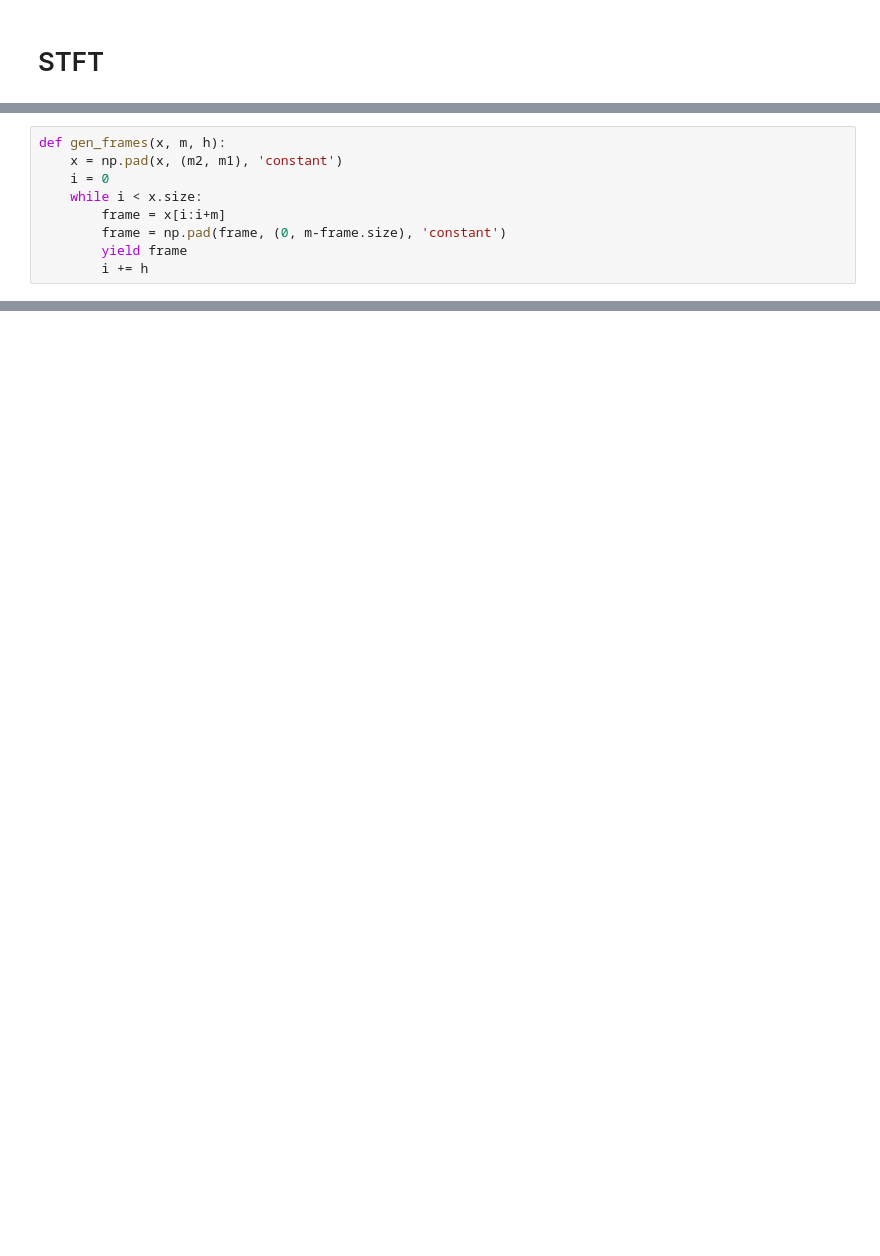
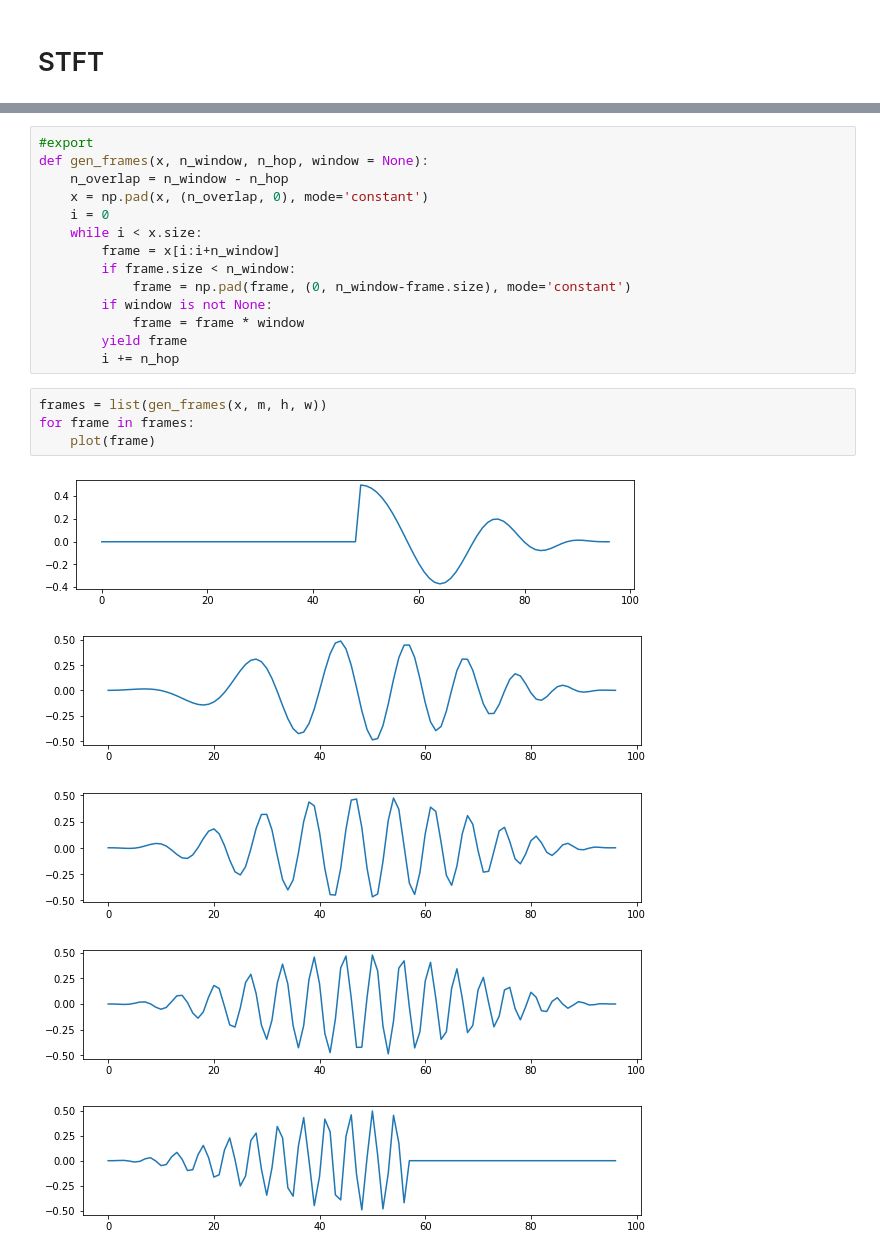
Before and after one commit to jhartquist/rtma, a Jupyter notebook: nbs/03_stft.ipynb, the cells around one changed output, grey strips where cells are left out. Cells and saved outputs as stored; diff of their text form; blank space fills up the shorter version.

```diff
--- a/nbs/03_stft.ipynb
+++ b/nbs/03_stft.ipynb
@@ -261,9 +14,0 @@ xmX[0][:10], mX.T[0][:10]
-# %%
-def gen_frames(x, m, h):
-    x = np.pad(x, (m2, m1), 'constant')
-    i = 0
-    while i < x.size:
-        frame = x[i:i+m]
-        frame = np.pad(frame, (0, m-frame.size), 'constant')
-        yield frame
-        i += h
@@ -269,0 +42,24 @@ def gen_frames(x, m, h):
+# %%
+#export
+def gen_frames(x, n_window, n_hop, window = None):
+    n_overlap = n_window - n_hop
+    x = np.pad(x, (n_overlap, 0), mode='constant')
+    i = 0
+    while i < x.size:
+        frame = x[i:i+n_window]
+        if frame.size < n_window:
+            frame = np.pad(frame, (0, n_window-frame.size), mode='constant')
+        if window is not None:
+            frame = frame * window
+        yield frame
+        i += n_hop
+# %%
+frames = list(gen_frames(x, m, h, w))
+for frame in frames:
+    plot(frame)
+# %% [output]
+[figure, added]
+[figure, added]
+[figure, added]
+[figure, added]
+[figure, added]
```
Also changed, not shown: parts of 56 cells of this notebook, 18 other files.
